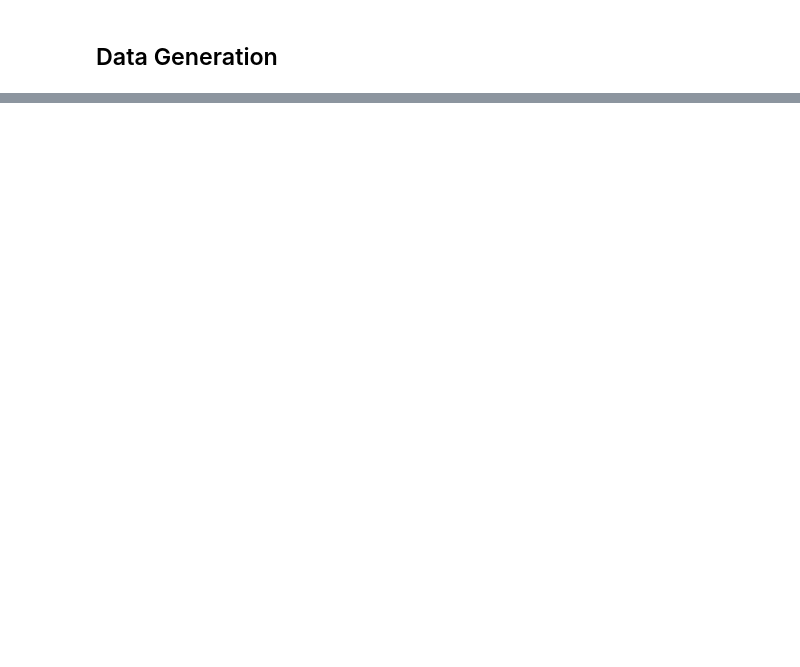
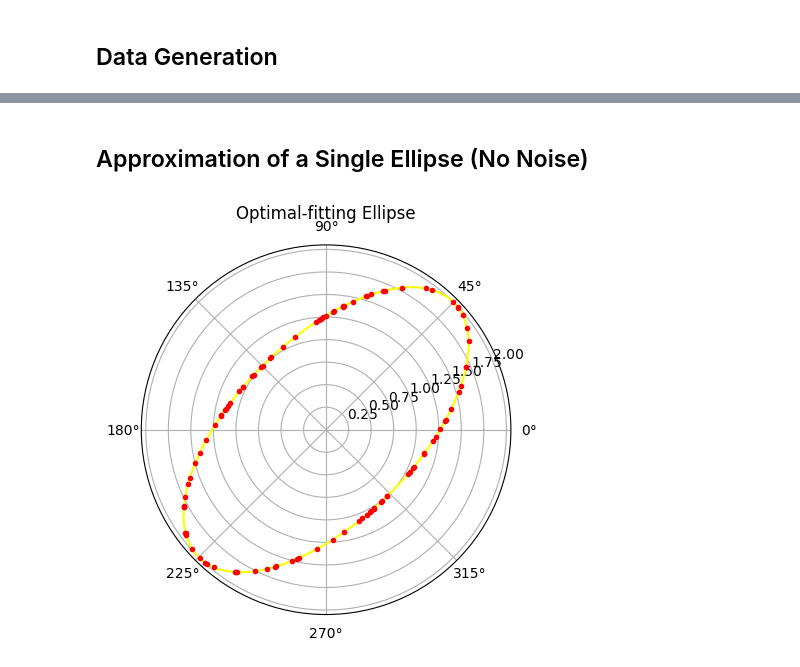
Before and after one commit to AndrewJSchoen/Jupyter, a Jupyter notebook: Tensor.ipynb, the cells around one changed output, grey strips where cells are left out. Saved outputs shown, nothing was run; the diff lists cells and outputs as text; code cells hidden in the pictures; blank space fills up the shorter version.

```diff
--- a/Tensor.ipynb
+++ b/Tensor.ipynb
@@ -29,0 +56,29 @@ end
+# %% [markdown]
+## Approximation of a Single Ellipse (No Noise)
+# %%
+#Create an ellipse dataset
+datasize = 100
+rawdata = generate_ellipse(2,1,π/4,datasize,0)
+angles = vec(rawdata[:,1])
+oradii = vec(rawdata[:,2])
+no_noise_single_model = Model(solver=MosekSolver(MSK_IPAR_LOG=0))
+#no_noise_single_model = Model(solver=CbcSolver())
+@variable(no_noise_single_model, a>=0)
+@variable(no_noise_single_model, b>=0)
+@variable(no_noise_single_model, π>=θ>=0)
+@NLexpression(no_noise_single_model, e[i=1:length(angles)],1/sqrt((cos(angles[i]-θ)/a)^2+(sin(θ-angles[i])/b)^2))
+@NLobjective(no_noise_single_model, Min, sum((oradii[i]-e[i])^2 for i in 1:length(angles)))
+s = solve(no_noise_single_model)
+opt_a = getvalue(a)
+opt_b = getvalue(b)
+opt_θ = getvalue(θ)
+opt_e = getvalue(e)
+
+optdata = generate_ellipse(opt_a,opt_b,opt_θ,500,0)
+ax1 = subplot(1,1,1, polar=true,)
+title("Optimal-fitting Ellipse")
+po = plot( optdata[:,1], optdata[:,2], linestyle="-", marker="None",color="yellow" ) ;
+pr = plot( rawdata[:,1], rawdata[:,2], linestyle="None", marker=".",color="red") ;
+ax1[:set_theta_zero_location]("E") ;
+# %% [output]
+[figure, added]
```
Also changed, not shown: parts of 6 cells of this notebook.
